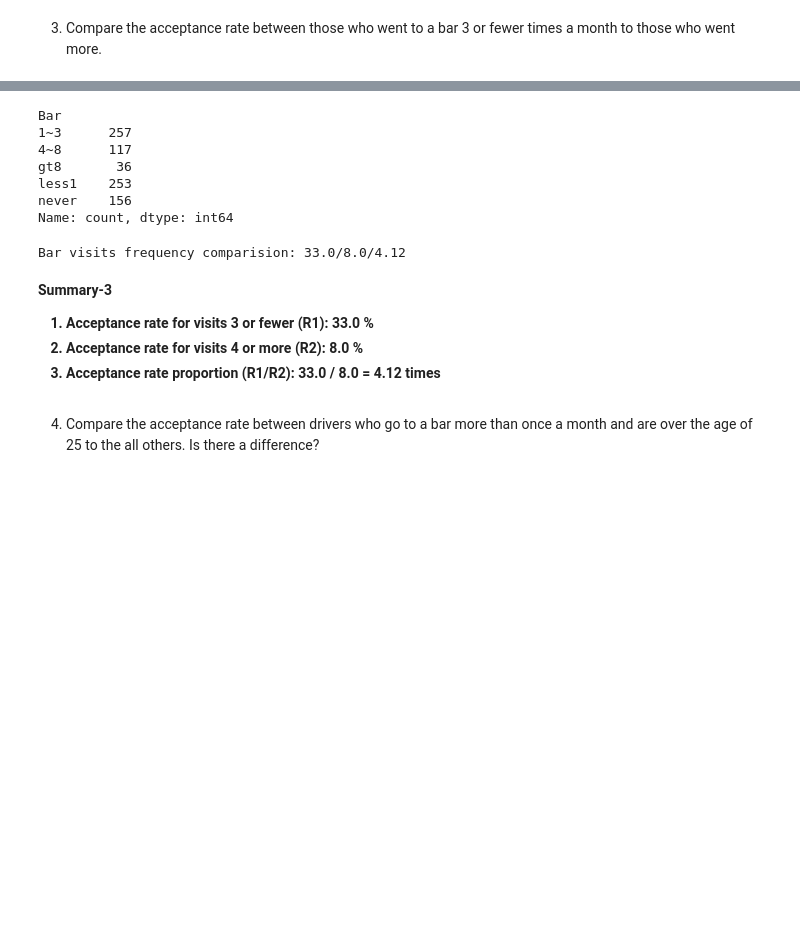
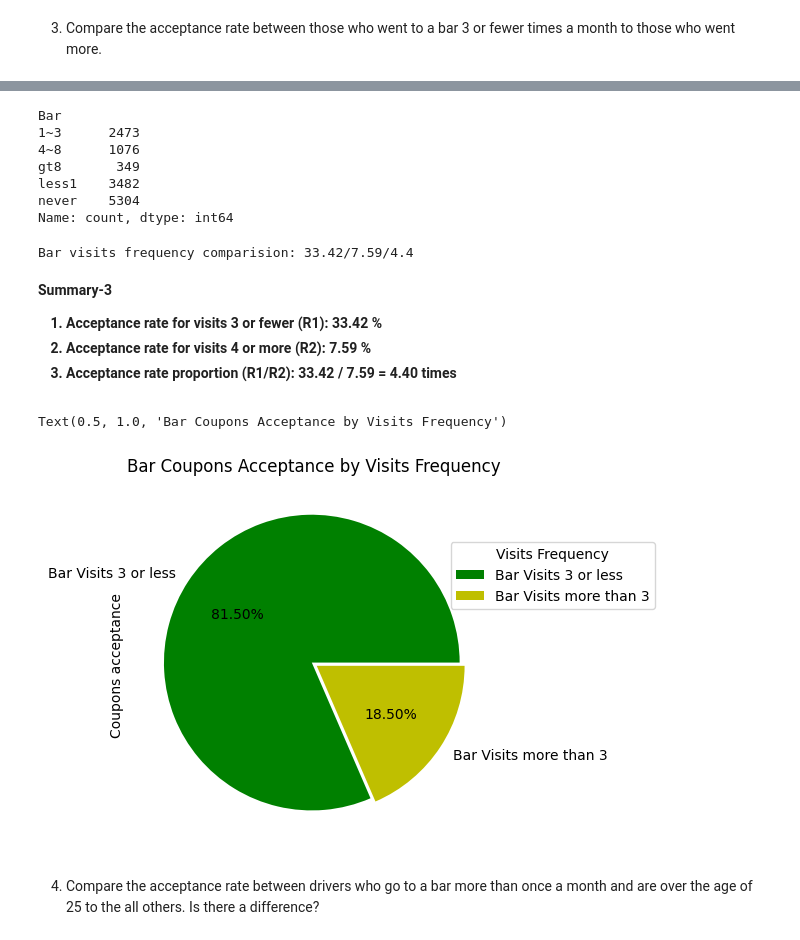
Before and after one commit to atewari-bot/driving-coupon, a Jupyter notebook: prompt.ipynb, the cells around one changed output, grey strips where cells are left out. Saved outputs shown, nothing was run; the diff lists cells and outputs as text; code cells hidden in the pictures; blank space fills up the shorter version.

```diff
--- a/prompt.ipynb
+++ b/prompt.ipynb
@@ -483,2 +476,3 @@ bar_df.head()
 # %%
-base_bar_df = bar_df.query('Y == 1')
+accepted_bar_coupons_df = bar_coupon_df.query('Y == 1')
+accepted_bar_coupons_df.head()
@@ -492,7 +494,7 @@ total_bar_coupons
 2017
 # %%
 # find total number of accepted bar coupons
-accepted_bar_coupons = base_bar_df['Y'].count()
+accepted_bar_coupons = accepted_bar_coupons_df['Y'].count()
 accepted_bar_coupons
 # %% [output]
 np.int64(827)
@@ -520,35 +550,56 @@ np.int64(1996)
 # %%
 # Find value counts for bar visits frquency
-bar_visits_value_counts_df = base_bar_df.groupby('Bar')['Bar'].value_counts()
-bar_visits_value_counts_df
+bar_visitors_value_counts_df = data.groupby('Bar')['Bar'].value_counts()
+bar_visitors_value_counts_df
 # %% [output]
 Bar
-1~3      257
-4~8      117
-gt8       36
-less1    253
-never    156
+1~3      2473
+4~8      1076
+gt8       349
+less1    3482
+never    5304
 Name: count, dtype: int64
 # %%
 # Bar visits frequnecy comparision for <=3 and >=4 visits for accepted bar coupons
-bar_freq_3_or_less = ['1~3', 'less1', 'never']
-bar_freq_4_or_more = ['4~8','gt8']
-bar_freq_3_or_less_count = base_bar_df.query('Bar in @bar_freq_3_or_less')['Bar'].value_counts().sum()
-bar_freq_4_or_more_count = base_bar_df.query('Bar in @bar_freq_4_or_more')['Bar'].value_counts().sum()
+bar_visits_3_or_less = ['1~3', 'less1', 'never']
+bar_visits_4_or_more = ['4~8','gt8']
 
-accept_rate_visits_3_or_fewer = 100 * np.round(bar_freq_3_or_less_count / total_bar_coupons, 2)
-accept_rate_visits_4_or_more = 100 * np.round(bar_freq_4_or_more_count / total_bar_coupons, 2)
+bar_visits_3_or_less_acceptance = accepted_bar_coupons_df.query('Bar in @bar_visits_3_or_less and coupon == "Bar"')['Bar'].value_counts().sum()
+bar_visits_3_or_less_acceptance
+
+bar_visits_4_or_more_acceptance = accepted_bar_coupons_df.query('Bar in @bar_visits_4_or_more and coupon == "Bar"')['Bar'].value_counts().sum()
+bar_visits_4_or_more_acceptance
+
+accept_rate_visits_3_or_fewer = np.round((bar_visits_3_or_less_acceptance / total_bar_coupons) * 100, 2)
+accept_rate_visits_4_or_more = np.round((bar_visits_4_or_more_acceptance / total_bar_coupons) * 100, 2)
 visits_count_accept_rate_comp = np.round(accept_rate_visits_3_or_fewer / accept_rate_visits_4_or_more, 2)
+
 print(f'Bar visits frequency comparision: {accept_rate_visits_3_or_fewer}/{accept_rate_visits_4_or_more}/{visits_count_accept_rate_comp}')
 # %% [output]
-Bar visits frequency comparision: 33.0/8.0/4.12
+Bar visits frequency comparision: 33.42/7.59/4.4
 # %% [markdown]
 <h><b>Summary-3<b></h>
     <ol>
-      <li><b>Acceptance rate for visits 3 or fewer (R1): 33.0 %</b></li>
-      <li><b>Acceptance rate for visits 4 or more (R2): 8.0 %</b></li>
-      <li><b>Acceptance rate proportion (R1/R2): 33.0 / 8.0 = 4.12 times</b></li>
+      <li><b>Acceptance rate for visits 3 or fewer (R1): 33.42 %</b></li>
+      <li><b>Acceptance rate for visits 4 or more (R2): 7.59 %</b></li>
+      <li><b>Acceptance rate proportion (R1/R2): 33.42 / 7.59 = 4.40 times</b></li>
     </ol>
+# %%
+# plt.figure(figsize=(6, 6))
+bar_visits_3_or_less_series = accepted_bar_coupons_df.query('Bar in @bar_visits_3_or_less and coupon == "Bar"')['Bar'].value_counts()
+bar_visits_4_or_more_series = accepted_bar_coupons_df.query('Bar in @bar_visits_4_or_more and coupon == "Bar"')['Bar'].value_counts()
+bar_visits_df = pd.concat([bar_visits_3_or_less_series, bar_visits_4_or_more_series], axis=0, keys=['G1', 'G2']).reset_index()
+bar_visits_df.columns = ['Bar Visits Group', 'Bar Visits', 'count']
+bar_visits_df = np.round((bar_visits_df.groupby('Bar Visits Group')['count'].sum() / accepted_bar_coupons) * 100, 2)
+bar_visits_df
+plt.title("Bar Coupons (Accepted vs Rejected)")
+bar_visits_df.plot(kind='pie', labels=['Bar Visits 3 or less', 'Bar Visits more than 3'], explode = [0.02,0.02], autopct = '%1.2f%%', colors = ['g', 'y'])
+plt.legend(title="Visits Frequency", bbox_to_anchor=(0.85,0.85), loc="upper left")
+plt.ylabel('Coupons acceptance')
+plt.title('Bar Coupons Acceptance by Visits Frequency')
+# %% [output]
+Text(0.5, 1.0, 'Bar Coupons Acceptance by Visits Frequency')
+[figure, added]
 # %% [markdown]
 4. Compare the acceptance rate between drivers who go to a bar more than once a month and are over the age of 25 to the all others.  Is there a difference?
 # %%
```
Also changed, not shown: parts of 69 cells of this notebook.
